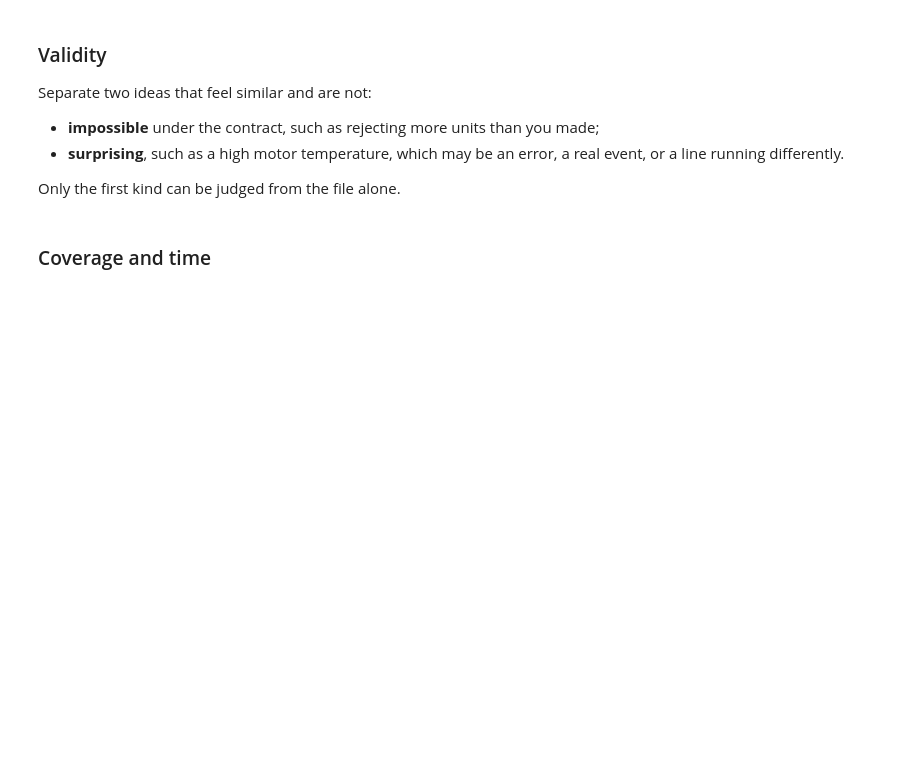
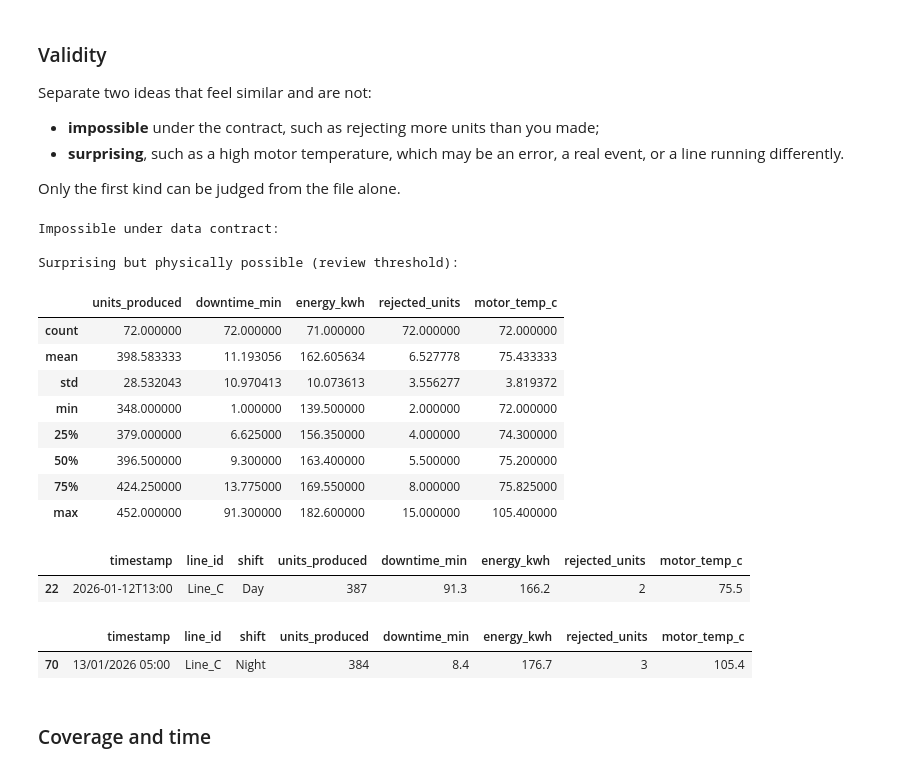
Before and after one commit to MuhammadAsad-77/AIDC, a Jupyter notebook: week03/notebooks/week3_data_quality.ipynb, the cells around one changed output. Cells and saved outputs as stored; diff of their text form; code cells hidden in the pictures; blank space fills up the shorter version.

```diff
--- a/week03/notebooks/week3_data_quality.ipynb
+++ b/week03/notebooks/week3_data_quality.ipynb
@@ -135,2 +180,38 @@ Only the first kind can be judged from the file alone.
+# %%
+display(df.describe())
+
+# Impossible under data contract:
+# - downtime_min outside [0, 60]
+# - energy_kwh <= 0
+# - rejected_units < 0 or rejected_units > units_produced
+impossible_mask = (
+    (df["downtime_min"] < 0) | (df["downtime_min"] > 60) |
+    (df["energy_kwh"] <= 0) |
+    (df["rejected_units"] < 0) | (df["rejected_units"] > df["units_produced"])
+)
+print("Impossible under data contract:")
+display(df[impossible_mask])
+
+# Surprising but physically possible (judgement case):
+surprising_mask = ~df["motor_temp_c"].between(40.0, 100.0)
+print("\nSurprising but physically possible (review threshold):")
+display(df[surprising_mask])
+# %% [output]
+Impossible under data contract:
+
+Surprising but physically possible (review threshold):
+|  | units_produced | downtime_min | energy_kwh | rejected_units | motor_temp_c |
+| count | 72.000000 | 72.000000 | 71.000000 | 72.000000 | 72.000000 |
+| mean | 398.583333 | 11.193056 | 162.605634 | 6.527778 | 75.433333 |
+| std | 28.532043 | 10.970413 | 10.073613 | 3.556277 | 3.819372 |
+| min | 348.000000 | 1.000000 | 139.500000 | 2.000000 | 72.000000 |
+| 25% | 379.000000 | 6.625000 | 156.350000 | 4.000000 | 74.300000 |
+| 50% | 396.500000 | 9.300000 | 163.400000 | 5.500000 | 75.200000 |
+| 75% | 424.250000 | 13.775000 | 169.550000 | 8.000000 | 75.825000 |
+| max | 452.000000 | 91.300000 | 182.600000 | 15.000000 | 105.400000 |
+|  | timestamp | line_id | shift | units_produced | downtime_min | energy_kwh | rejected_units | motor_temp_c |
+| 22 | 2026-01-12T13:00 | Line_C | Day | 387 | 91.3 | 166.2 | 2 | 75.5 |
+|  | timestamp | line_id | shift | units_produced | downtime_min | energy_kwh | rejected_units | motor_temp_c |
+| 70 | 13/01/2026 05:00 | Line_C | Night | 384 | 8.4 | 176.7 | 3 | 105.4 |
 # %% [markdown]
 ### Coverage and time
```
Also changed, not shown: parts of 17 cells of this notebook, 8 other files.
